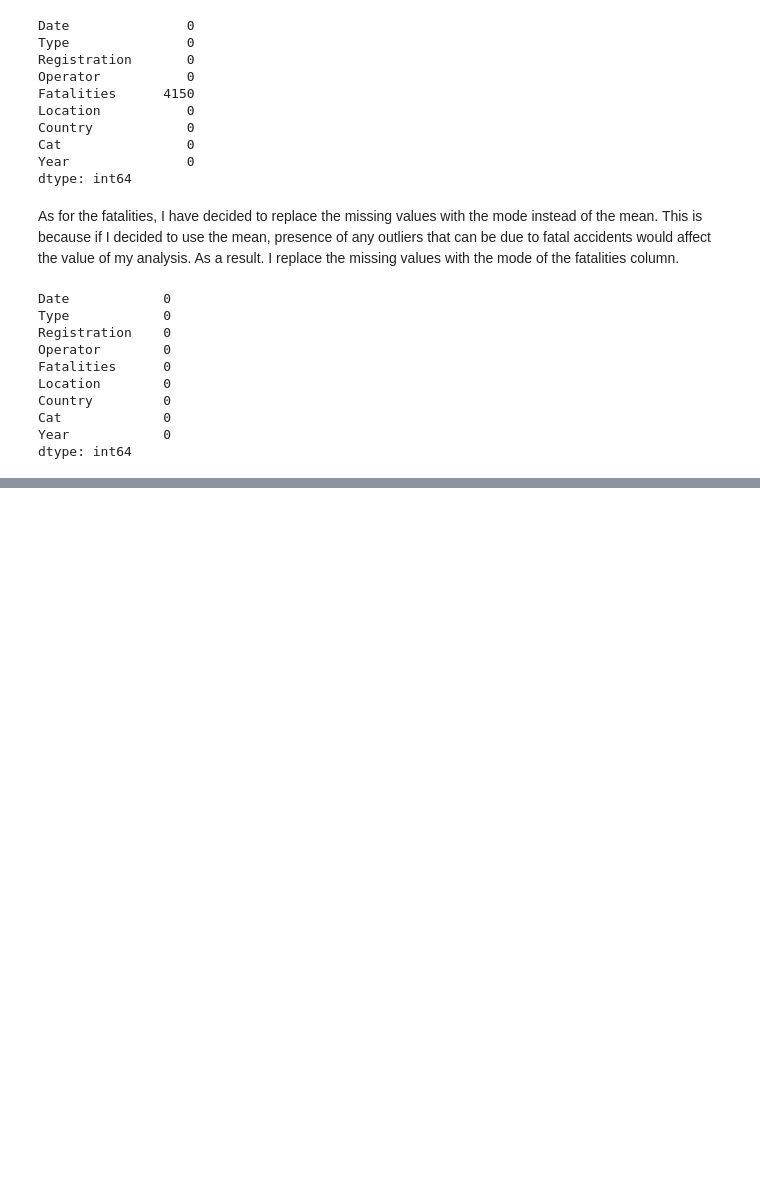
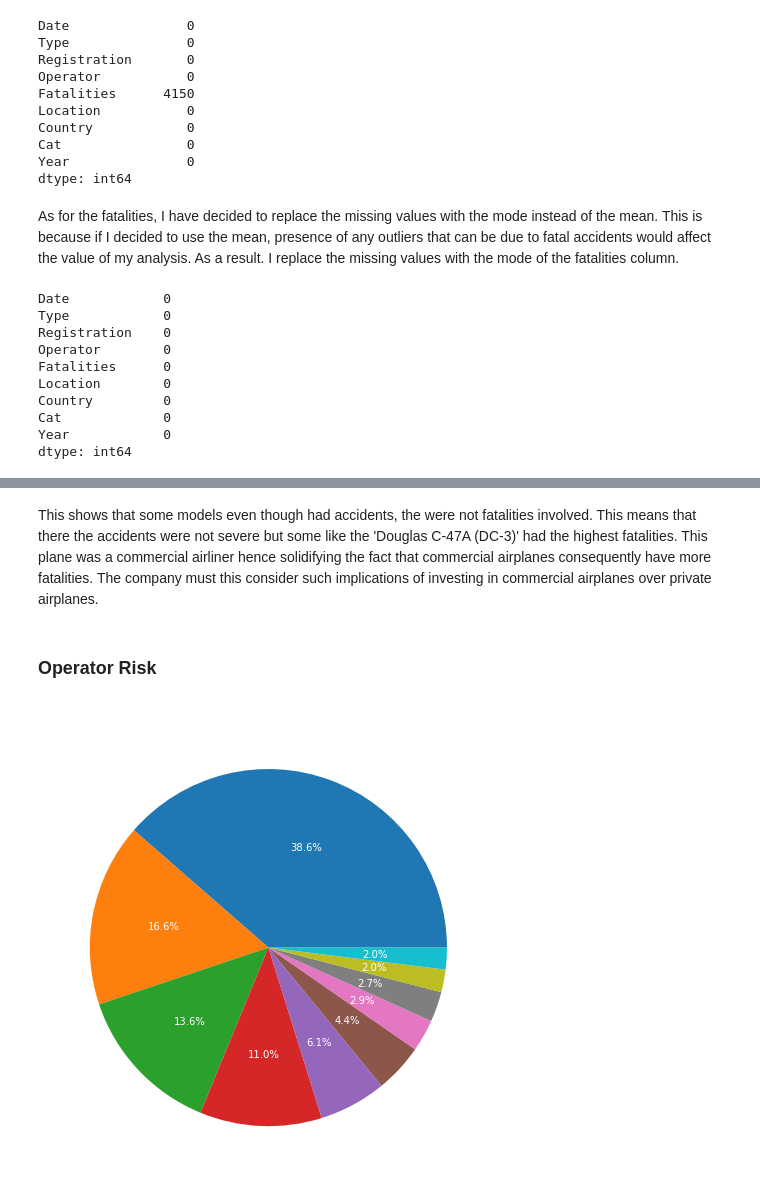
Before and after one commit to BG254/Aviation_Accident_Analysis, a Jupyter notebook: index.ipynb, the cells around one changed output, grey strips where cells are left out. Cells and saved outputs as stored; diff of their text form; code cells hidden in the pictures; blank space fills up the shorter version.

```diff
--- a/index.ipynb
+++ b/index.ipynb
@@ -404,0 +552,14 @@ df_raw.to_csv('Data/aviation-accident-data-cleaned.csv', index=False)
+# %% [markdown]
+This shows that some models even though had accidents, the were not fatalities involved. This means that there the accidents were not severe  but some like the 'Douglas C-47A (DC-3)' had the highest fatalities. This plane was a commercial airliner hence solidifying the fact that commercial airplanes consequently have more fatalities. The company must this consider such implications of investing in commercial airplanes over private airplanes.
+# %% [markdown]
+### **Operator Risk**
+# %%
+# Identifying the operators with the highest number of accidents
+top_operators = df_clean['Operator'].value_counts().head(10)
+
+plt.figure(figsize=(8,10))
+plt.pie(top_operators.values, labels=top_operators.index, autopct='%1.1f%%', textprops={'color':"white"})
+plt.title("Top 10 operators with highest accident rates", color="white")
+plt.show()
+# %% [output]
+[figure, added]
```
Also changed, not shown: parts of 28 cells of this notebook.
